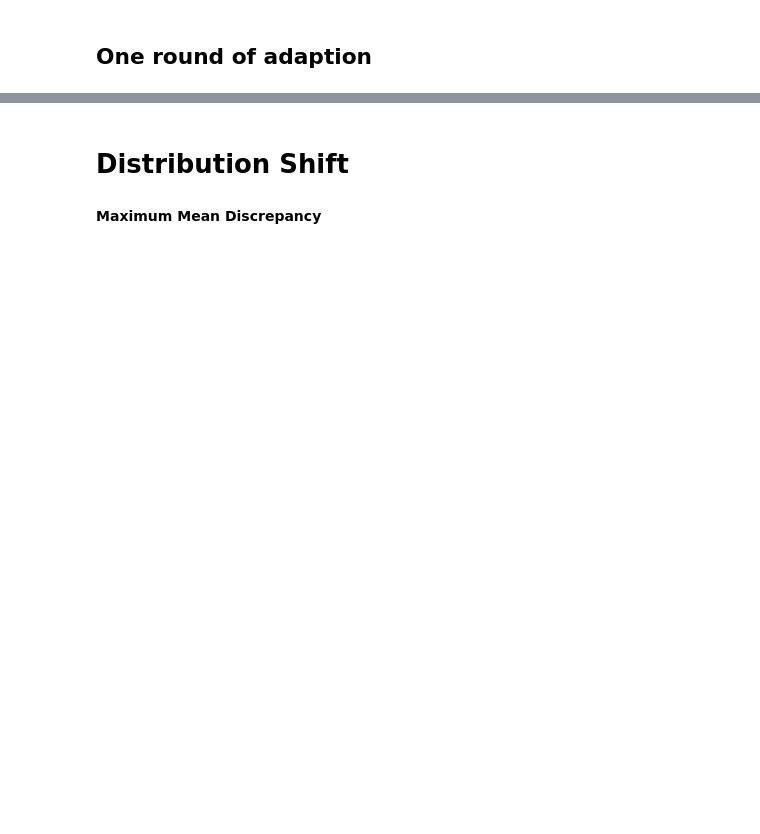
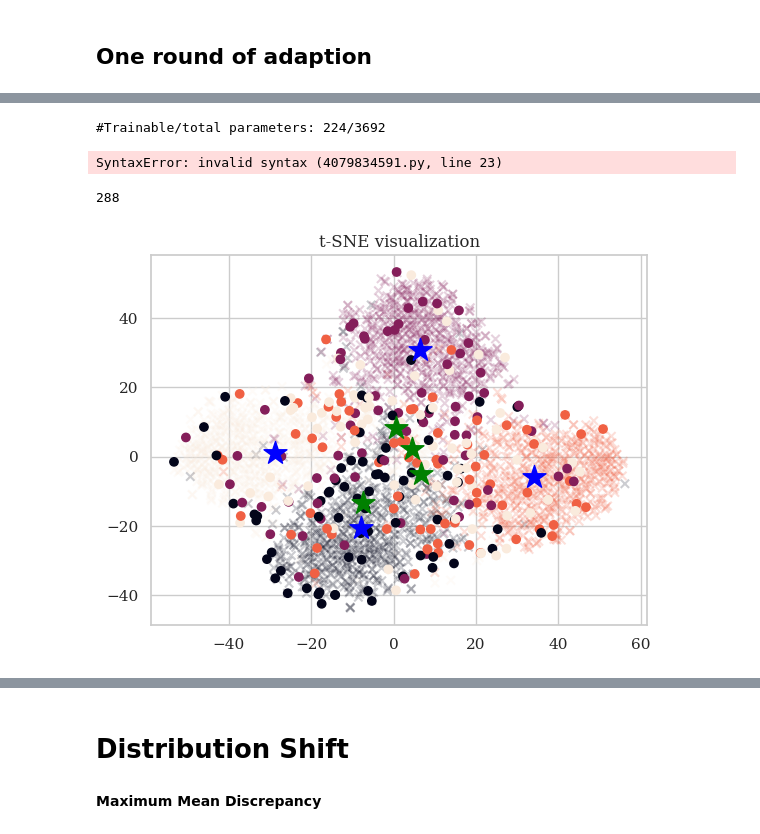
Before and after one commit to polghskggh/DL2_project, a Jupyter notebook: eeg/pca.ipynb, the cells around one changed output, grey strips where cells are left out. Drawn from its saved outputs; the diff is of its cells as text; code cells hidden in the pictures; blank space fills up the shorter version.

Commit message:
added new trained models

```diff
--- a/eeg/pca.ipynb
+++ b/eeg/pca.ipynb
@@ -111,5 +139,6 @@ Used Annotations descriptions: ['feet', 'left_hand', 'right_hand', 'tongue']
 # %%
 config['tta_config']['subject_id'] = SUBJECT_ID
+config['tta_config']['initialise_log'] = 'pca'
 energy_model = EnergyAdaptation(model, config["tta_config"], datamodule.info)
 # %% [output]
 #Trainable/total parameters: 224/3692
@@ -389,0 +390,7 @@ acc
+# %%
+model = model_cls.load_from_checkpoint(ckpt_path, map_location=device)
+config['tta_config']['subject_id'] = 2
+config['tta_config']['initialise_log'] = 'pca'
+energy_model = EnergyAdaptation(model, config["tta_config"], datamodule.info)
+# %% [output]
+#Trainable/total parameters: 224/3692
@@ -389,0 +413,49 @@ acc
+# %%
+train_features_adapted = prepare_labeled_data(energy_model_adapted, datamodule.train_dataloader(), embed_pca=embed_pca, logit_pca=logit_pca)
+test_features_adapted = prepare_labeled_data(energy_model_adapted, datamodule.test_dataloader(), embed_pca=embed_pca, logit_pca=logit_pca)
+test_features_adapted_corrupted = prepare_labeled_data(energy_model_adapted, datamodule.test_dataloader(), embed_pca=embed_pca, logit_pca=logit_pca, do_corrupt=True)
+
+combined_features = np.concatenate((train_features_adapted['orig_embeds'], test_features_adapted['orig_embeds']))
+
+tsne = TSNE(n_components=2, perplexity=30, learning_rate=200, random_state=42)
+tsne_embeds_adapted = tsne.fit_transform(combined_features)
+
+combined_features_corrupted = np.concatenate((train_features_adapted['orig_embeds'], test_features_adapted_corrupted['orig_embeds']))
+
+tsne = TSNE(n_components=2, perplexity=30, learning_rate=200, random_state=42)
+tsne_embeds_adapted_corrupted = tsne.fit_transform(combined_features_corrupted)
+# %%
+def plot_test_train_t_sne(tsne_embeds, train_features_adapted, test_features_adapted, num_train, three_d=True):
+    print(tsne_embeds.shape[0] - num_train)
+    tsne_embeds_mean_train = []
+    tsne_embeds_mean_test = []
+    for i in np.unique(train_features_adapted['labels']):
+        idx = train_features_adapted['labels'] == i
+        tsne_embeds_mean_train.append(tsne_embeds[:num_train][idx, :].mean(axis=0))
+
+    for i in np.unique(test_features_adapted['labels']):
+        idx = test_features_adapted['labels'] == i
+        tsne_embeds_mean_test.append(tsne_embeds[num_train:][idx, :].mean(axis=0))
+    tsne_embeds_mean_train = np.array(tsne_embeds_mean_train)
+    tsne_embeds_mean_test = np.array(tsne_embeds_mean_test)
+    if three_d:
+        fig = plt.figure(figsize=(8, 6))
+        ax = fig.add_subplot(111, projection='3d')
+        ax.scatter(tsne_embeds[:num_train, 0], tsne_embeds[:num_train, 1], train_features_adapted['energies'], alpha=0.5)
+        ax.scatter(tsne_embeds[num_train:, 0], tsne_embeds[num_train:, 1], test_features_adapted['energies'], alpha=0.5)
+        plt.title("t-SNE visualization")
+        plt.show()
+    else:
+        plt.scatter(tsne_embeds[:num_train, 0], tsne_embeds[:num_train, 1], c=train_features_adapted['labels'], marker='x', alpha=0.2)
+        plt.scatter(tsne_embeds[num_train:, 0], tsne_embeds[num_train:, 1], c=test_features_adapted['labels'], marker='o', label=)
+        plt.scatter(tsne_embeds_mean_train[:, 0], tsne_embeds_mean_train[:, 1], marker='*',s=300, color='b')
+        plt.scatter(tsne_embeds_mean_test[:, 0], tsne_embeds_mean_test[:, 1], marker='*', s=300, color='g')
+        plt.title("t-SNE visualization")
+        plt.show()
+# %% [output]
+SyntaxError: invalid syntax (4079834591.py, line 23)
+# %%
+plot_test_train_t_sne(tsne_embeds_adapted, train_features_adapted, test_features_adapted, train_features_adapted['orig_embeds'].shape[0], three_d=False)
+# %% [output]
+288
+[figure, added]
```
Also changed, not shown: parts of 24 cells of this notebook, 46 other files.
